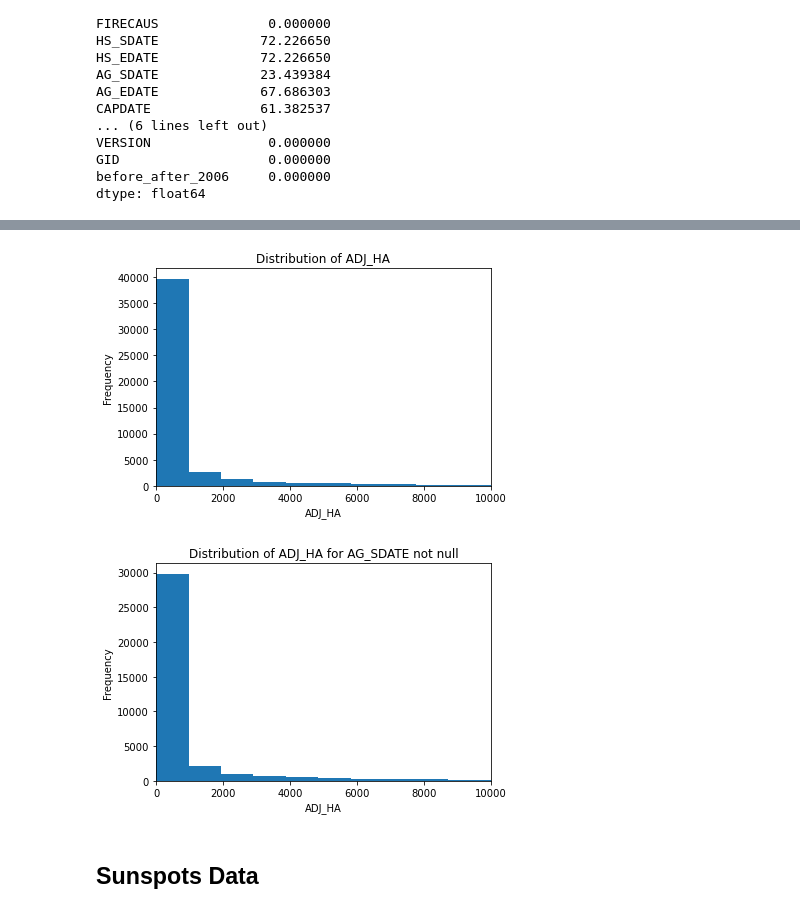
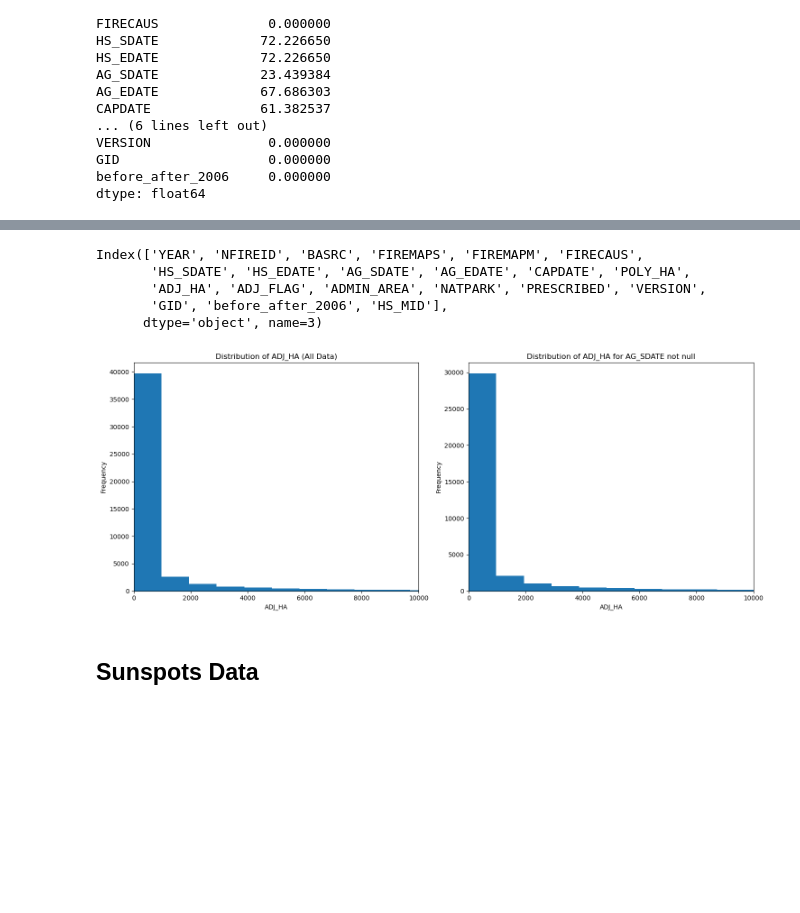
Before and after one commit to willseff/compound-poisson-fire-model, a Jupyter notebook: notebooks/time_series_analysis.ipynb, the cells around one changed output, grey strips where cells are left out. Cells and saved outputs as stored; diff of their text form; code cells hidden in the pictures; blank space fills up the shorter version.

```diff
--- a/notebooks/time_series_analysis.ipynb
+++ b/notebooks/time_series_analysis.ipynb
@@ -58,3 +56,11 @@ dtype: float64
+# %%
+df.columns
+# %% [output]
+Index(['YEAR', 'NFIREID', 'BASRC', 'FIREMAPS', 'FIREMAPM', 'FIRECAUS',
+       'HS_SDATE', 'HS_EDATE', 'AG_SDATE', 'AG_EDATE', 'CAPDATE', 'POLY_HA',
+       'ADJ_HA', 'ADJ_FLAG', 'ADMIN_AREA', 'NATPARK', 'PRESCRIBED', 'VERSION',
+       'GID', 'before_after_2006', 'HS_MID'],
+      dtype='object', name=3)
 # %%
 # change the HS_EDATE AG_SDATE AG_EDATE CAPDATE columns to datetime
 df['HS_EDATE'] = pd.to_datetime(df['HS_EDATE'], errors='coerce')
@@ -68,6 +74,11 @@ df['HS_MID'] = (
     (df['HS_SDATE'].astype('int64') + df['HS_EDATE'].astype('int64')) // 2
 ).astype('datetime64[ns]')
 
+# make a new col for the middle of the AG_SDATE nd the AG_EDATE
+df['AG_MID'] = (
+    (df['AG_SDATE'].astype('int64') + df['AG_EDATE'].astype('int64')) // 2
+).astype('datetime64[ns]')
+
 # change the AG_MID column to datetime
 df['AG_MID'] = pd.to_datetime(df['AG_MID'], errors='coerce')
 
@@ -75,26 +86,27 @@ df['AG_MID'] = pd.to_datetime(df['AG_MID'], errors='coerce')
 df['month'] = df['AG_SDATE'].dt.month
 # %%
 # see the distribtuion of ADJ_HA for the observations with null AG_SDATE
-# get the distribution of ADJ_HA
-plt.hist(df['ADJ_HA'].dropna(), bins=1000)
-plt.xlabel('ADJ_HA')
-plt.ylabel('Frequency')
-plt.title('Distribution of ADJ_HA')
-plt.xlim(0, 10000)
+# Create side-by-side plots
+fig, (ax1, ax2) = plt.subplots(1, 2, figsize=(15, 6))
+
+# Plot 1: Distribution of all ADJ_HA values
+ax1.hist(df['ADJ_HA'].dropna(), bins=1000)
+ax1.set_xlabel('ADJ_HA')
+ax1.set_ylabel('Frequency')
+ax1.set_title('Distribution of ADJ_HA (All Data)')
+ax1.set_xlim(0, 10000)
+
+# Plot 2: Distribution of ADJ_HA for observations with not null AG_SDATE
+ax2.hist(df['ADJ_HA'][df['AG_SDATE'].notnull()], bins=1000)
+ax2.set_xlabel('ADJ_HA')
+ax2.set_ylabel('Frequency')
+ax2.set_title('Distribution of ADJ_HA for AG_SDATE not null')
+ax2.set_xlim(0, 10000)
+
+plt.tight_layout()
 plt.show()
 # %% [output]
-[figure, old version]
+[figure, new version]
-# %%
-# see the disributrion of the ADJ_HA for the observations with not null AG_SDATE
-plt.hist(df['ADJ_HA'][df['AG_SDATE'].notnull()], bins=1000)
-plt.xlabel('ADJ_HA')
-plt.ylabel('Frequency')
-plt.title('Distribution of ADJ_HA for AG_SDATE not null')
-# set x axis limit
-plt.xlim(0, 10000)
-plt.show()
-# %% [output]
-[figure, removed]
 # %% [markdown]
 ## Sunspots Data
 # %%
```
Also changed, not shown: parts of 13 cells of this notebook, 1 other file.
